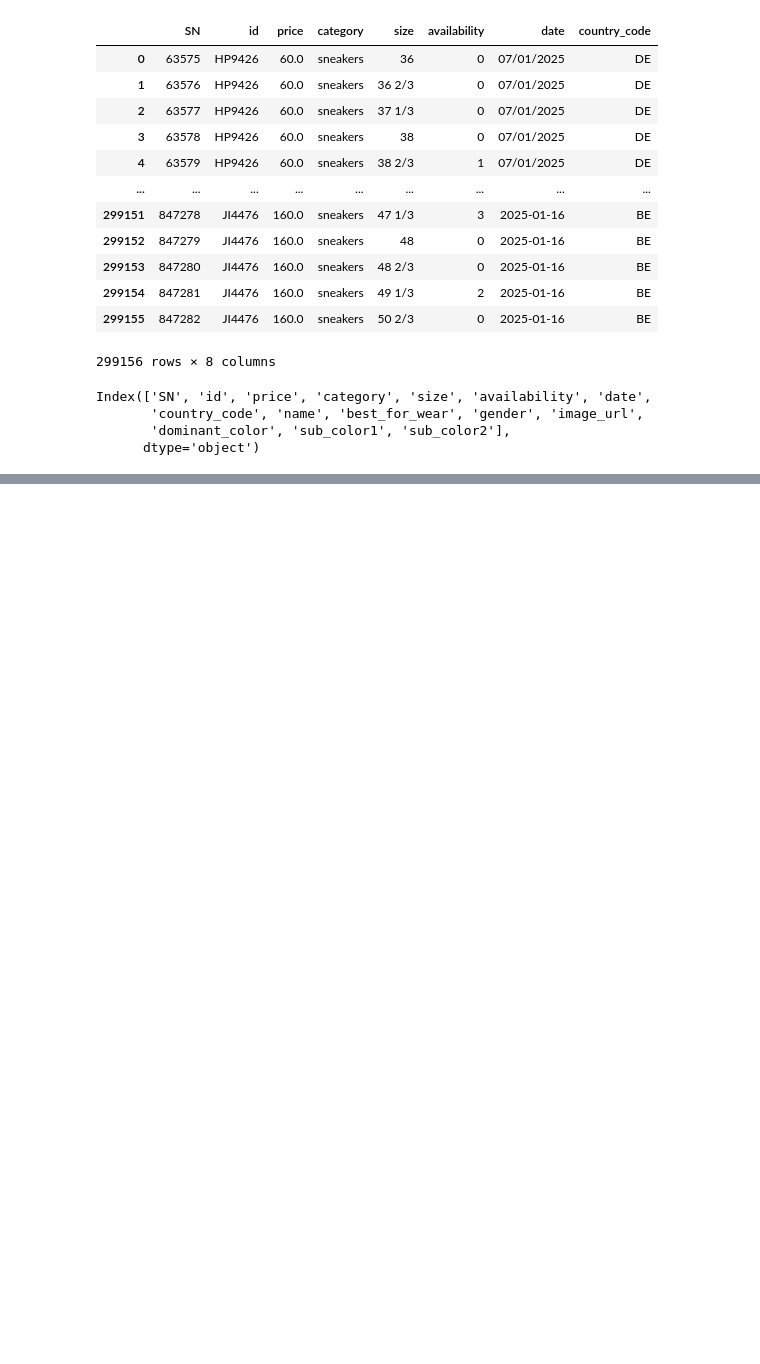
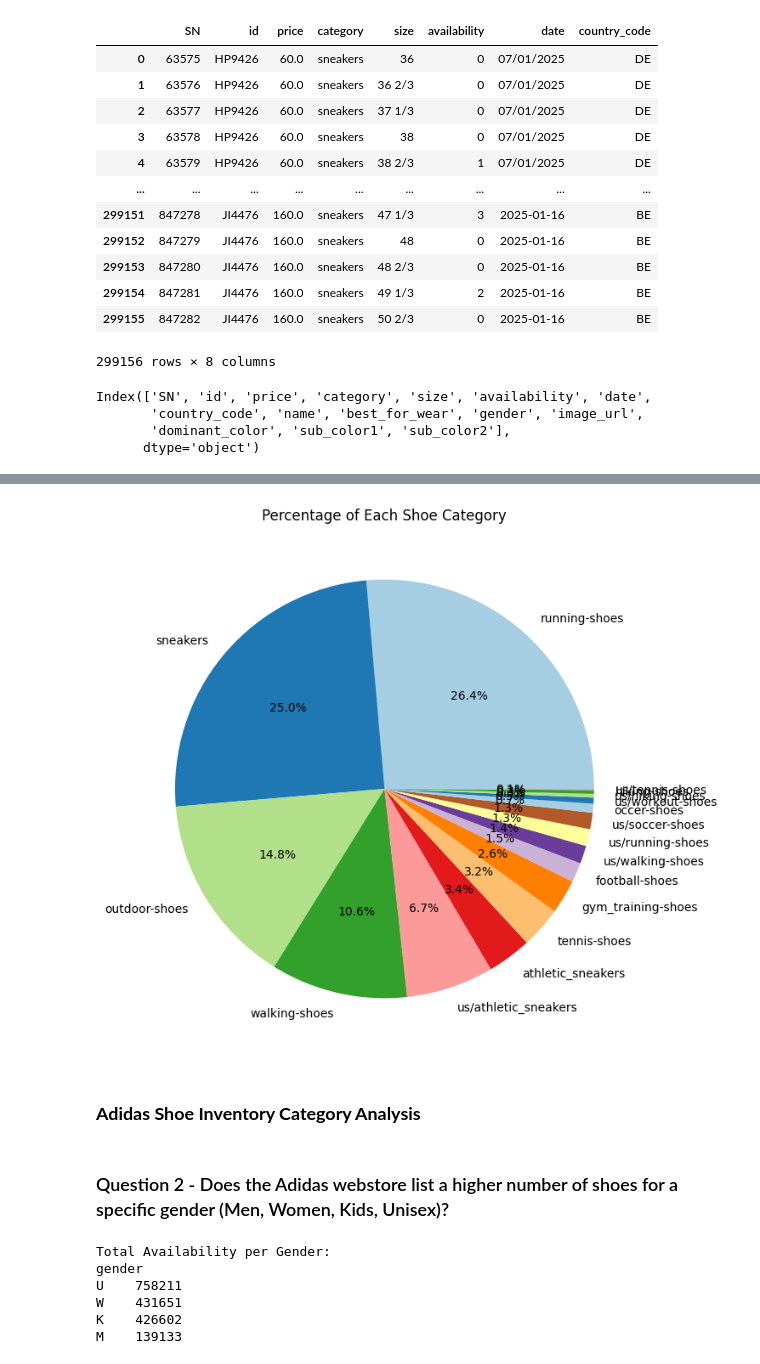
Before and after one commit to odxscholars/sollda1, a Jupyter notebook: main.ipynb, the cells around one changed output, grey strips where cells are left out. Saved outputs shown, nothing was run; the diff lists cells and outputs as text; code cells hidden in the pictures; blank space fills up the shorter version.

```diff
--- a/main.ipynb
+++ b/main.ipynb
@@ -156,0 +221,3 @@ shoes_fact.drop( columns=["image_url"], inplace=True)
+# %%
+category_precentage = shoes_fact['category'].value_counts(normalize=True) * 100
+print(category_precentage)
@@ -156,0 +244,28 @@ shoes_fact.drop( columns=["image_url"], inplace=True)
+# %%
+categories = category_precentage.index.tolist()
+percentages = category_precentage.values.tolist()
+
+plt.figure(figsize=(10, 8))
+plt.pie(category_precentage, labels=category_precentage.index, autopct='%1.1f%%',colors=plt.cm.Paired.colors)
+plt.title("Percentage of Each Shoe Category")
+plt.show()
+# %% [output]
+[figure, added]
+# %% [markdown]
+### **Adidas Shoe Inventory Category Analysis**
+# %% [markdown]
+### Question 2 - Does the Adidas webstore list a higher number of shoes for a specific gender (Men, Women, Kids, Unisex)?
+# %%
+# Aggregate total availability per gender
+gender_counts = shoes_fact['gender'].value_counts()
+availability_per_gender = shoes_fact.groupby('gender')['availability'].sum().sort_values(ascending=False)
+
+print("\nTotal Availability per Gender:")
+print(availability_per_gender.to_string())
+# %% [output]
+Total Availability per Gender:
+gender
+U    758211
+W    431651
+K    426602
+M    139133
```
Also changed, not shown: parts of 15 cells of this notebook.
